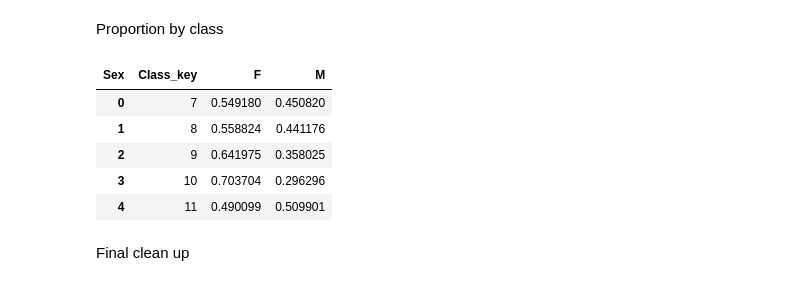
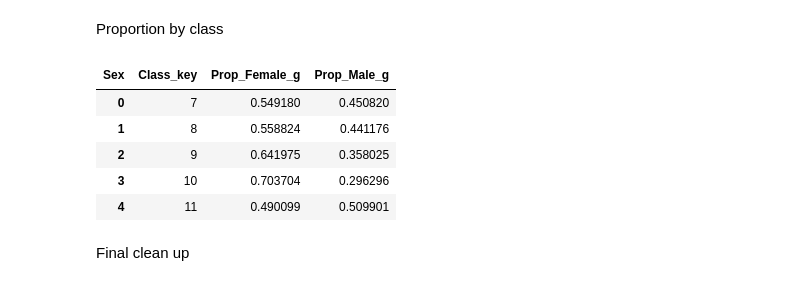
Before and after one commit to Sakacogu/BF_survey, a Jupyter notebook: BF_notebook.ipynb, the cells around one changed output. Saved outputs shown, nothing was run; the diff lists cells and outputs as text; code cells hidden in the pictures.

```diff
--- a/BF_notebook.ipynb
+++ b/BF_notebook.ipynb
@@ -33,8 +25,8 @@ The BF survey data contains individual responses from the children in ABC school
 
 def canonicalize_columns(df: pd.DataFrame) -> pd.DataFrame:
     df = df.copy()
-    df.columns = [c.strip().replace("\xa0", " ").replace("\n"," ").strip() for c in df.columns]
-    df.columns = [" ".join(c.split()) for c in df.columns]  # collapse multiple spaces
+    df.columns = [col.strip().replace("\xa0", " ").replace("\n"," ").strip() for col in df.columns]
+    df.columns = [" ".join(col.split()) for col in df.columns]  # collapse multiple spaces
     return df
 
 raw = pd.read_csv(RAW_SURVEY, dtype=str, encoding="utf-8", na_values=["", " ", "NaN", "nan", "NA"])
@@ -43,9 +35,14 @@ roster = pd.read_csv(ROSTER_TSV, sep="\t", dtype=str, encoding="utf-8", na_value
 raw  = canonicalize_columns(raw)
 roster = canonicalize_columns(roster)
 
-# Also strip surrounding whitespace inside string cells
-raw = raw.applymap(lambda x: x.strip() if isinstance(x, str) else x)
-roster = roster.applymap(lambda x: x.strip() if isinstance(x, str) else x)
+# Strip whitespace inside string cells
+def strip_strings(cell):
+    if isinstance(cell, str):
+        return cell.strip()
+    return cell
+
+raw = raw.applymap(strip_strings)
+roster = roster.applymap(strip_strings)
 
 raw.head(3)
 # %% [output]
@@ -180,7 +177,7 @@ bootstrap: load + canonicalize + make working copies
 # Return a copy with cleaned column names (trim & collapse inner spaces)
 def canonicalize_columns(df: pd.DataFrame) -> pd.DataFrame:
     out = df.copy()
-    out.columns = [" ".join(str(c).strip().split()) for c in out.columns]
+    out.columns = [" ".join(str(col).strip().split()) for col in out.columns]
     return out
 
 def _load_csv_safe(path, **kw):
@@ -206,10 +203,6 @@ if "roster" not in globals() or roster is None or not hasattr(roster, "copy"):
 raw = canonicalize_columns(raw)
 roster = canonicalize_columns(roster)
 
-# Strip whitespace inside string cells (idempotent)
-raw = raw.applymap(lambda x: x.strip() if isinstance(x, str) else x)
-roster = roster.applymap(lambda x: x.strip() if isinstance(x, str) else x)
-
 # Working copies for the rest of Part 4
 df = raw.copy()
 roster = roster.copy()
@@ -290,33 +282,37 @@ Example classes from roster: ['7' '8' '9' '10' '11' '12' '13']
 Proportion by class
 # %%
 # Grade-level Female/Male proportions from the roster
-prop_grade = (
-    roster.dropna(subset=["Class", "Sex"]) # ensure both exist
+
+def to_proportions(sex_counts: pd.Series) -> pd.Series:
+    return sex_counts / sex_counts.sum()
+
+prop_by_class = (
+    roster.dropna(subset=["Class", "Sex"])
           .groupby(["Class", "Sex"]).size()
-          .groupby(level=0).apply(lambda s: s / s.sum()) # within-class proportions
+          .groupby(level=0) # regroup by Class only
+          .apply(to_proportions)
           .unstack(fill_value=0.0)
-          .rename(columns={"Female": "Prop_Female_g", "Male": "Prop_Male_g"})
-)
+          .rename(columns={"Female": "Prop_Female_g", "F": "Prop_Female_g", "Male": "Prop_Male_g", "M": "Prop_Male_g",}))
 
 # Remove any index name and force a clean numeric index
-prop_grade.index.name = None
-prop_grade = prop_grade.reset_index(drop=True)
+prop_by_class.index.name = None
+prop_grade = prop_by_class.reset_index(drop=True)
 
 # Create a fresh "Class_key" column directly from roster order
 prop_grade.insert(0, "Class_key", roster["Class"].dropna().unique()[:len(prop_grade)])
 
 # Remove possible duplicate helper columns from df
-for c in ["Prop_Female_g", "Prop_Male_g", "Class_key"]:
-    if c in df.columns:
-        df.drop(columns=c, inplace=True)
+for helper_col in ["Prop_Female_g", "Prop_Male_g", "Class_key"]:
+    if helper_col in df.columns:
+        df.drop(columns=helper_col, inplace=True)
 
 # Merge safely by class name (from survey)
 df = df.merge(prop_grade, left_on="Class", right_on="Class_key", how="left")
 df.drop(columns=["Class_key"], inplace=True, errors="ignore")
 
 display(prop_grade.head())
 # %% [output]
-| Sex | Class_key | F | M |
+| Sex | Class_key | Prop_Female_g | Prop_Male_g |
 | 0 | 7 | 0.549180 | 0.450820 |
 | 1 | 8 | 0.558824 | 0.441176 |
 | 2 | 9 | 0.641975 | 0.358025 |
```
Also changed, not shown: parts of 18 cells of this notebook, 1 other file.
